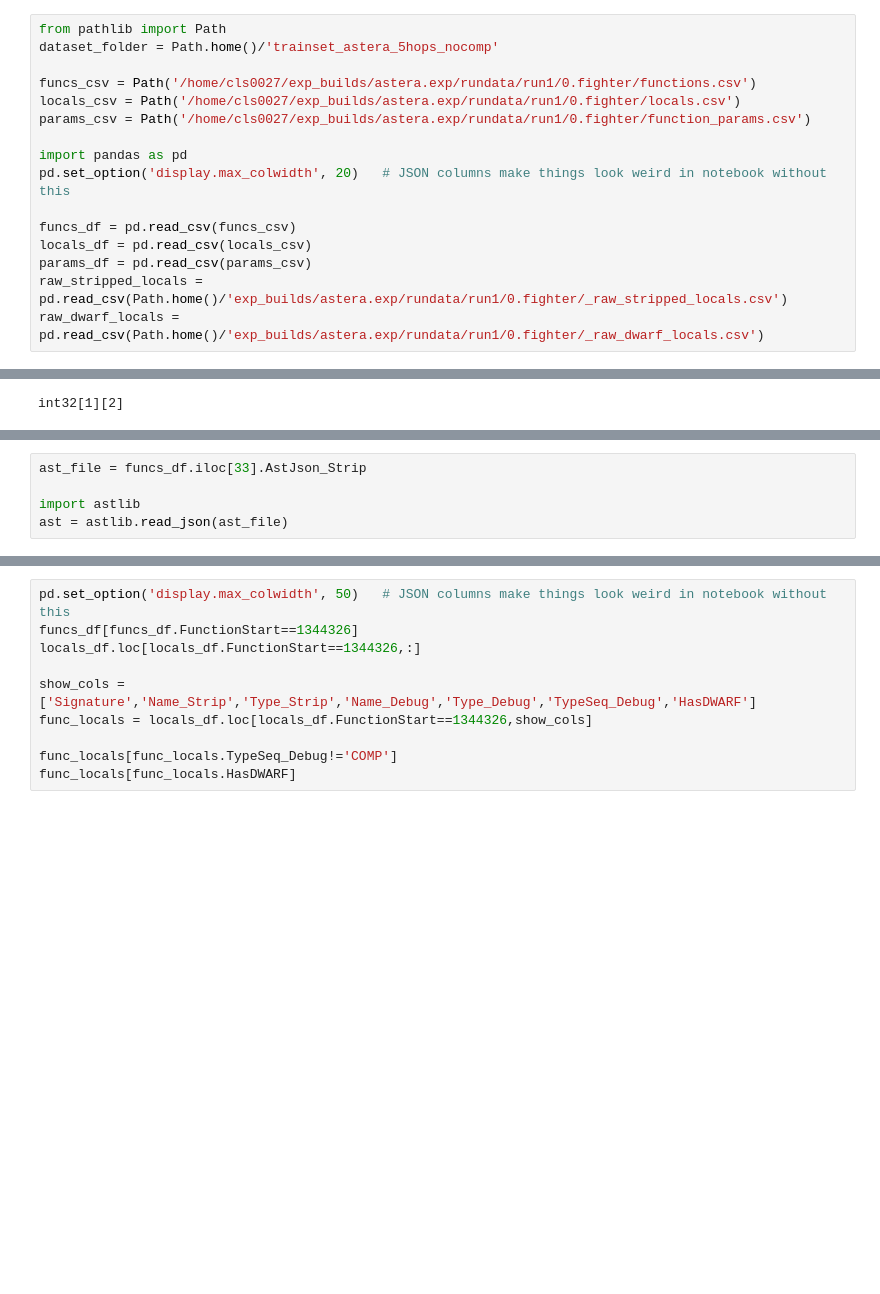
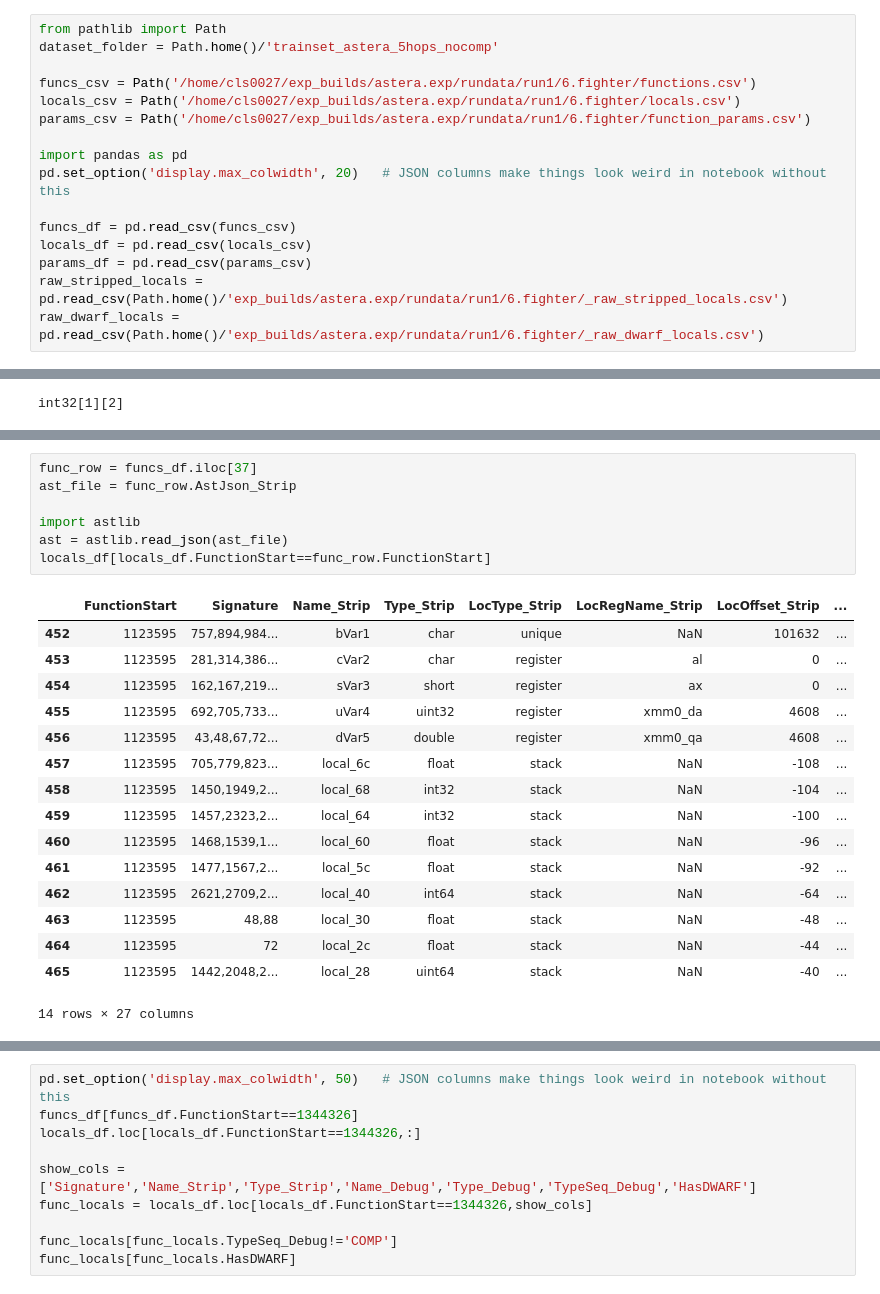
Before and after one commit to lasserre/datatype-recovery-experiments, a Jupyter notebook: notebooks/vgraph_viewer.ipynb, the cells around one changed output, grey strips where cells are left out. Cells and saved outputs as stored; diff of their text form; blank space fills up the shorter version.

```diff
--- a/notebooks/vgraph_viewer.ipynb
+++ b/notebooks/vgraph_viewer.ipynb
@@ -2,9 +2,9 @@
 from pathlib import Path
 dataset_folder = Path.home()/'trainset_astera_5hops_nocomp'
 
-funcs_csv = Path('/home/cls0027/exp_builds/astera.exp/rundata/run1/0.fighter/functions.csv')
-locals_csv = Path('/home/cls0027/exp_builds/astera.exp/rundata/run1/0.fighter/locals.csv')
-params_csv = Path('/home/cls0027/exp_builds/astera.exp/rundata/run1/0.fighter/function_params.csv')
+funcs_csv = Path('/home/cls0027/exp_builds/astera.exp/rundata/run1/6.fighter/functions.csv')
+locals_csv = Path('/home/cls0027/exp_builds/astera.exp/rundata/run1/6.fighter/locals.csv')
+params_csv = Path('/home/cls0027/exp_builds/astera.exp/rundata/run1/6.fighter/function_params.csv')
 
 import pandas as pd
 pd.set_option('display.max_colwidth', 20)   # JSON columns make things look weird in notebook without this
@@ -12,8 +12,8 @@ pd.set_option('display.max_colwidth', 20)   # JSON columns make things look weir
 funcs_df = pd.read_csv(funcs_csv)
 locals_df = pd.read_csv(locals_csv)
 params_df = pd.read_csv(params_csv)
-raw_stripped_locals = pd.read_csv(Path.home()/'exp_builds/astera.exp/rundata/run1/0.fighter/_raw_stripped_locals.csv')
-raw_dwarf_locals = pd.read_csv(Path.home()/'exp_builds/astera.exp/rundata/run1/0.fighter/_raw_dwarf_locals.csv')
+raw_stripped_locals = pd.read_csv(Path.home()/'exp_builds/astera.exp/rundata/run1/6.fighter/_raw_stripped_locals.csv')
+raw_dwarf_locals = pd.read_csv(Path.home()/'exp_builds/astera.exp/rundata/run1/6.fighter/_raw_dwarf_locals.csv')
 # %%
 pd.set_option('display.max_colwidth', 15)   # JSON columns make things look weird in notebook without this
 
@@ -100,5 +92,24 @@ fighter              ghidra_ast.debug.json      _raw_stripped_locals.csv
 # %%
-ast_file = funcs_df.iloc[33].AstJson_Strip
+func_row = funcs_df.iloc[37]
+ast_file = func_row.AstJson_Strip
 
 import astlib
 ast = astlib.read_json(ast_file)
+locals_df[locals_df.FunctionStart==func_row.FunctionStart]
+# %% [output]
+|  | FunctionStart | Signature | Name_Strip | Type_Strip | LocType_Strip | LocRegName_Strip | LocOffset_Strip | ... |
+| 452 | 1123595 | 757,894,984... | bVar1 | char | unique | NaN | 101632 | ... |
+| 453 | 1123595 | 281,314,386... | cVar2 | char | register | al | 0 | ... |
+| 454 | 1123595 | 162,167,219... | sVar3 | short | register | ax | 0 | ... |
+| 455 | 1123595 | 692,705,733... | uVar4 | uint32 | register | xmm0_da | 4608 | ... |
+| 456 | 1123595 | 43,48,67,72... | dVar5 | double | register | xmm0_qa | 4608 | ... |
+| 457 | 1123595 | 705,779,823... | local_6c | float | stack | NaN | -108 | ... |
+| 458 | 1123595 | 1450,1949,2... | local_68 | int32 | stack | NaN | -104 | ... |
+| 459 | 1123595 | 1457,2323,2... | local_64 | int32 | stack | NaN | -100 | ... |
+| 460 | 1123595 | 1468,1539,1... | local_60 | float | stack | NaN | -96 | ... |
+| 461 | 1123595 | 1477,1567,2... | local_5c | float | stack | NaN | -92 | ... |
+| 462 | 1123595 | 2621,2709,2... | local_40 | int64 | stack | NaN | -64 | ... |
+| 463 | 1123595 | 48,88 | local_30 | float | stack | NaN | -48 | ... |
+| 464 | 1123595 | 72 | local_2c | float | stack | NaN | -44 | ... |
+| 465 | 1123595 | 1442,2048,2... | local_28 | uint64 | stack | NaN | -40 | ... |
+14 rows × 27 columns
```
Also changed, not shown: parts of 8 cells of this notebook, 4 other files.
